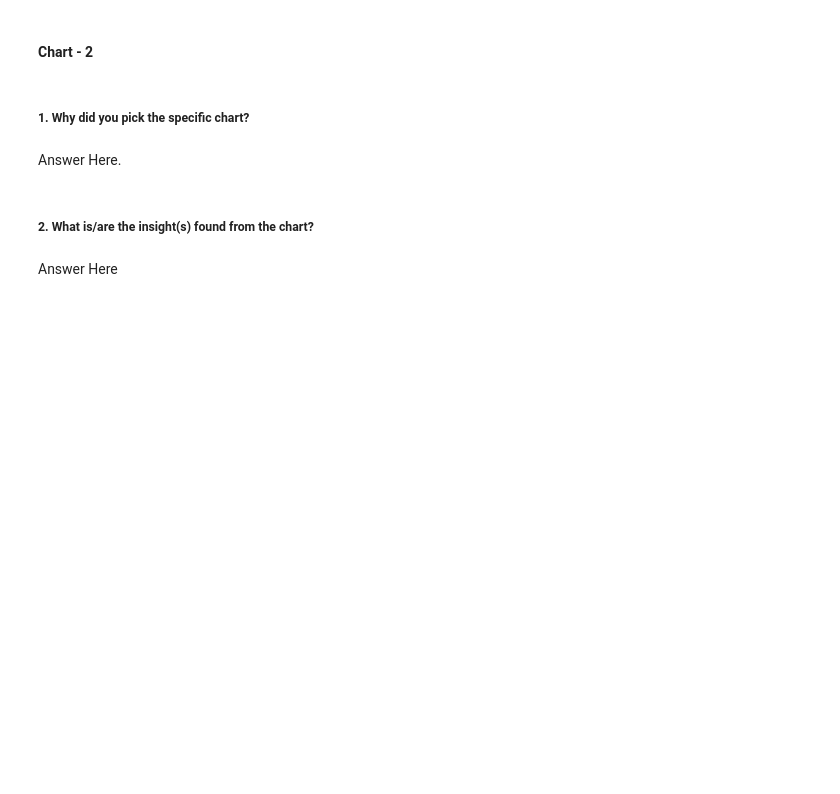
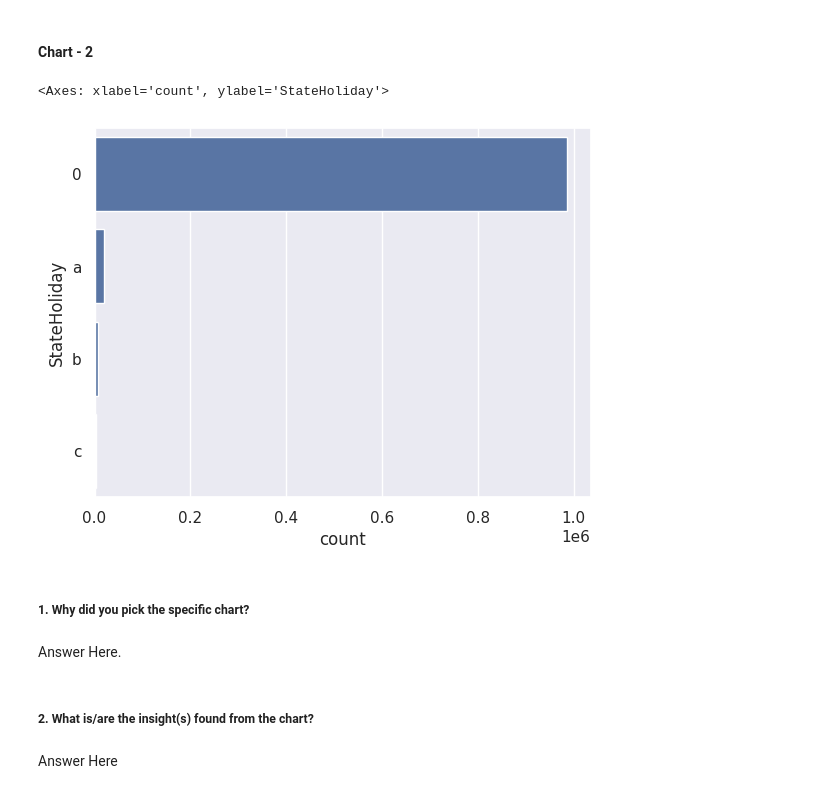
Before and after one commit to adityapatil4141/Retail-Store-Prediction, a Jupyter notebook: Retail_Sales_Prediction.ipynb, the cells around one changed output. Cells and saved outputs as stored; diff of their text form; code cells hidden in the pictures; blank space fills up the shorter version.

```diff
--- a/Retail_Sales_Prediction.ipynb
+++ b/Retail_Sales_Prediction.ipynb
@@ -375,3 +384,7 @@ Answer Here
 #### Chart - 2
 # %%
 # Chart - 2 visualization code
+sns.countplot(df_sales['StateHoliday'])
+# %% [output]
+<Axes: xlabel='count', ylabel='StateHoliday'>
+[figure, added]
```
Also changed, not shown: parts of 9 cells of this notebook.
